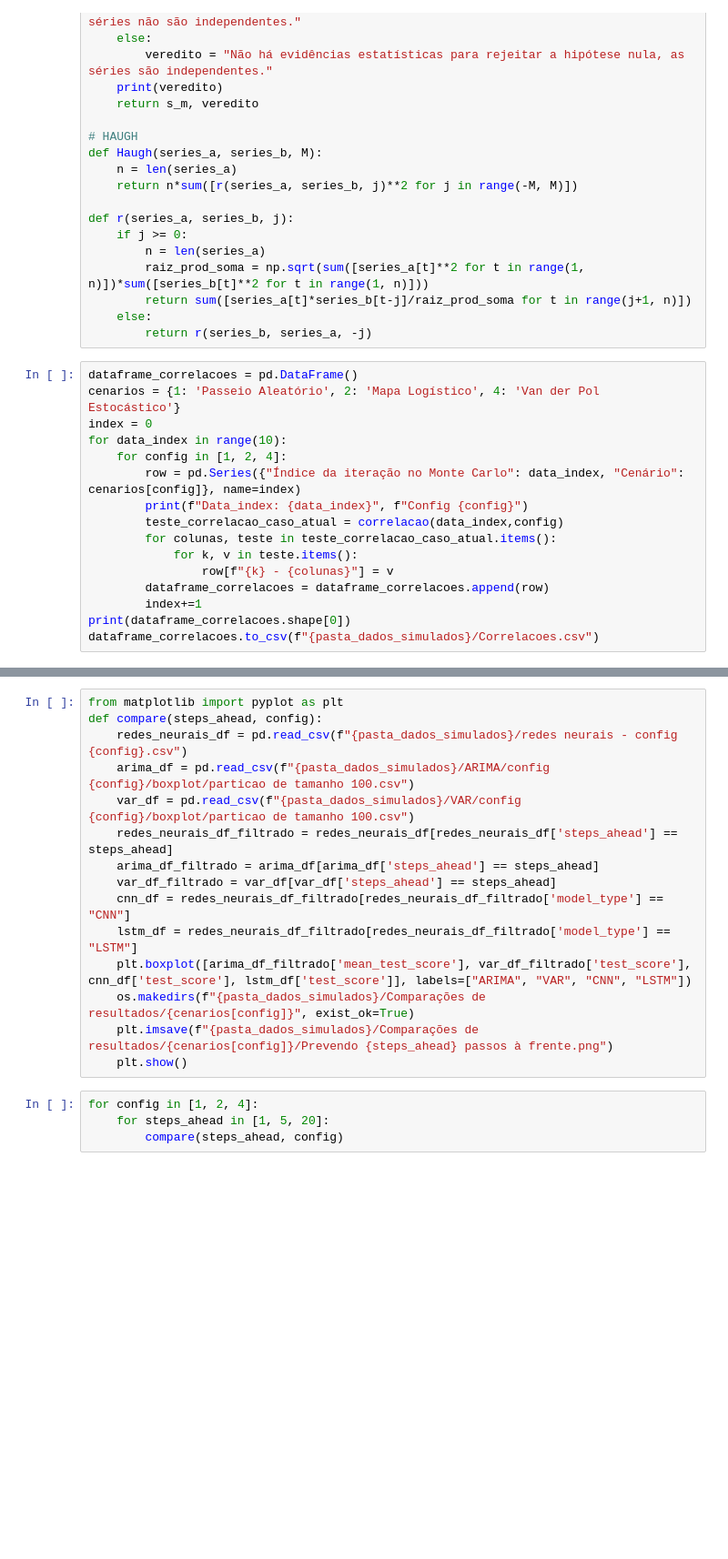
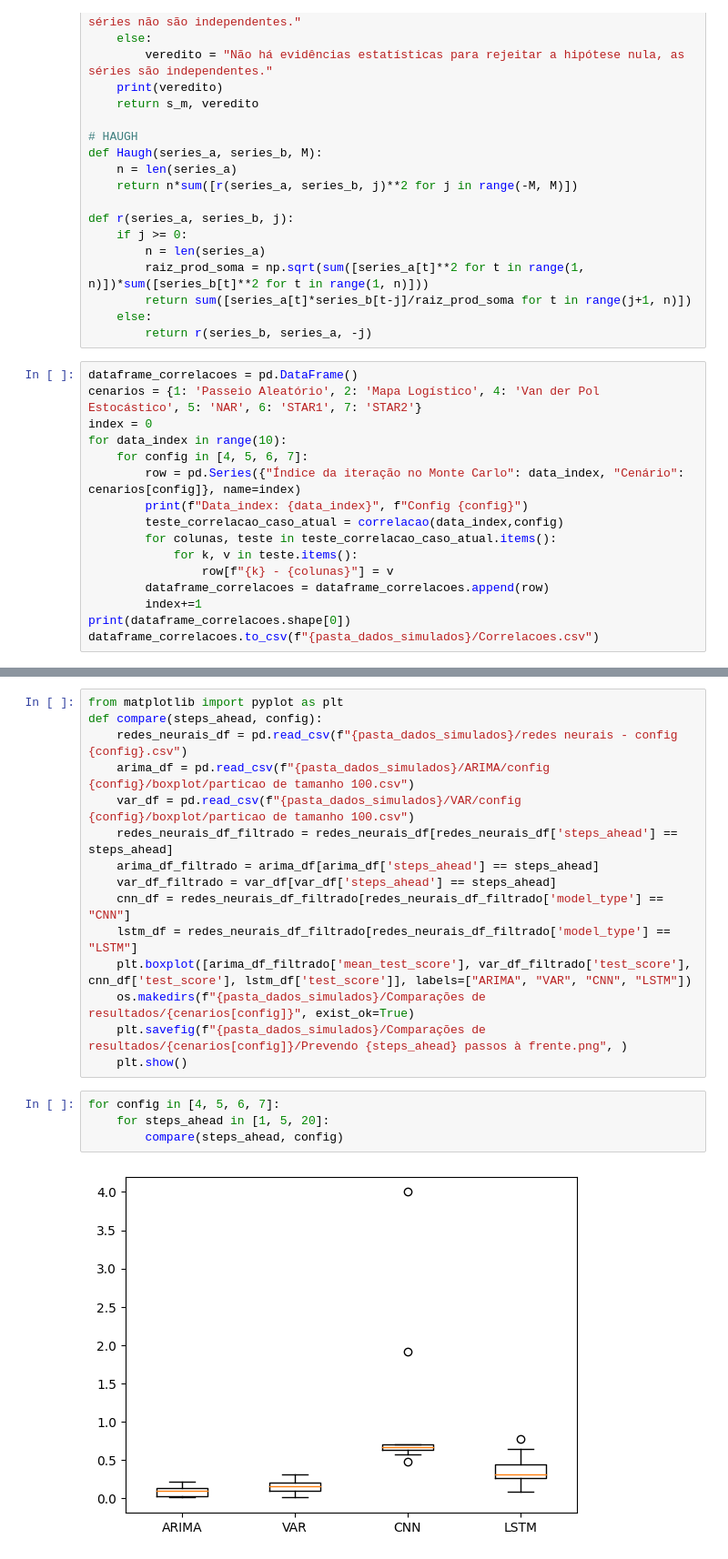
Before and after one commit to LFBJC/mestrado, a Jupyter notebook: Análise dos Experimentos v2.ipynb, the cells around one changed output, grey strips where cells are left out. Shown at 91% size. Cells and saved outputs as stored; diff of their text form; blank space fills up the shorter version.

```diff
--- a/Análise dos Experimentos v2.ipynb
+++ b/Análise dos Experimentos v2.ipynb
@@ -50,10 +51,10 @@ def r(series_a, series_b, j):
         return r(series_b, series_a, -j)
 # %%
 dataframe_correlacoes = pd.DataFrame()
-cenarios = {1: 'Passeio Aleatório', 2: 'Mapa Logístico', 4: 'Van der Pol Estocástico'}
+cenarios = {1: 'Passeio Aleatório', 2: 'Mapa Logístico', 4: 'Van der Pol Estocástico', 5: 'NAR', 6: 'STAR1', 7: 'STAR2'}
 index = 0
 for data_index in range(10):
-    for config in [1, 2, 4]:
+    for config in [4, 5, 6, 7]:
         row = pd.Series({"Índice da iteração no Monte Carlo": data_index, "Cenário": cenarios[config]}, name=index)
         print(f"Data_index: {data_index}", f"Config {config}")
         teste_correlacao_caso_atual = correlacao(data_index,config)
@@ -283,10 +284,11 @@ def compare(steps_ahead, config):
     lstm_df = redes_neurais_df_filtrado[redes_neurais_df_filtrado['model_type'] == "LSTM"]
     plt.boxplot([arima_df_filtrado['mean_test_score'], var_df_filtrado['test_score'], cnn_df['test_score'], lstm_df['test_score']], labels=["ARIMA", "VAR", "CNN", "LSTM"])
     os.makedirs(f"{pasta_dados_simulados}/Comparações de resultados/{cenarios[config]}", exist_ok=True)
-    plt.imsave(f"{pasta_dados_simulados}/Comparações de resultados/{cenarios[config]}/Prevendo {steps_ahead} passos à frente.png")
+    plt.savefig(f"{pasta_dados_simulados}/Comparações de resultados/{cenarios[config]}/Prevendo {steps_ahead} passos à frente.png", )
     plt.show()
 # %%
-for config in [1, 2, 4]:
+for config in [4, 5, 6, 7]:
     for steps_ahead in [1, 5, 20]:
         compare(steps_ahead, config)
 # %% [output]
+[figure, added]
```
Also changed, not shown: parts of 3 cells of this notebook, 4 other files.
